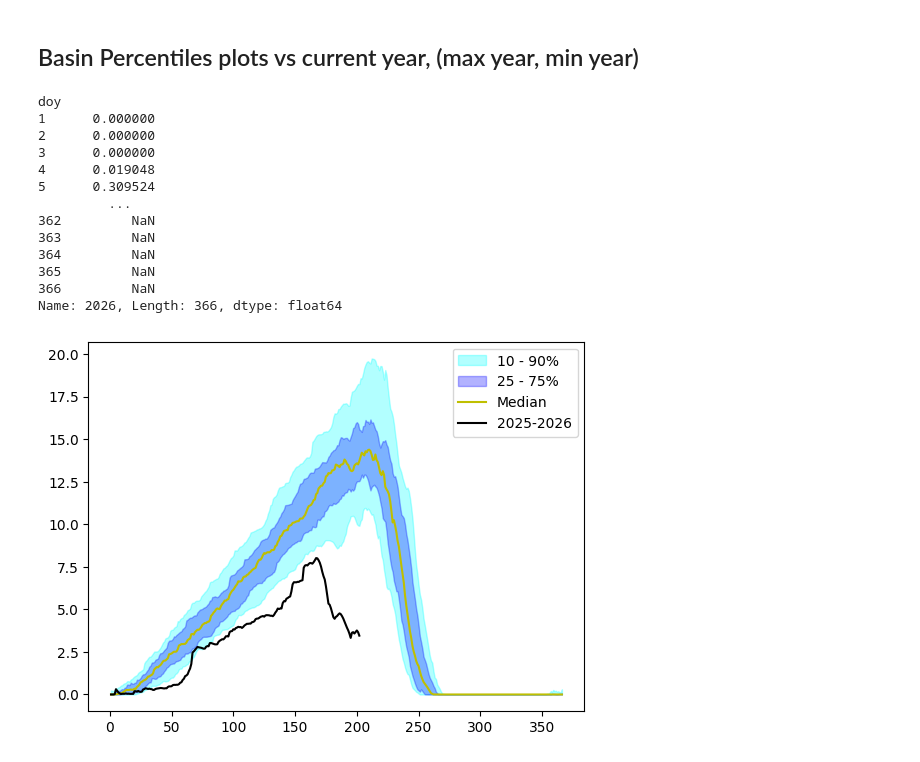
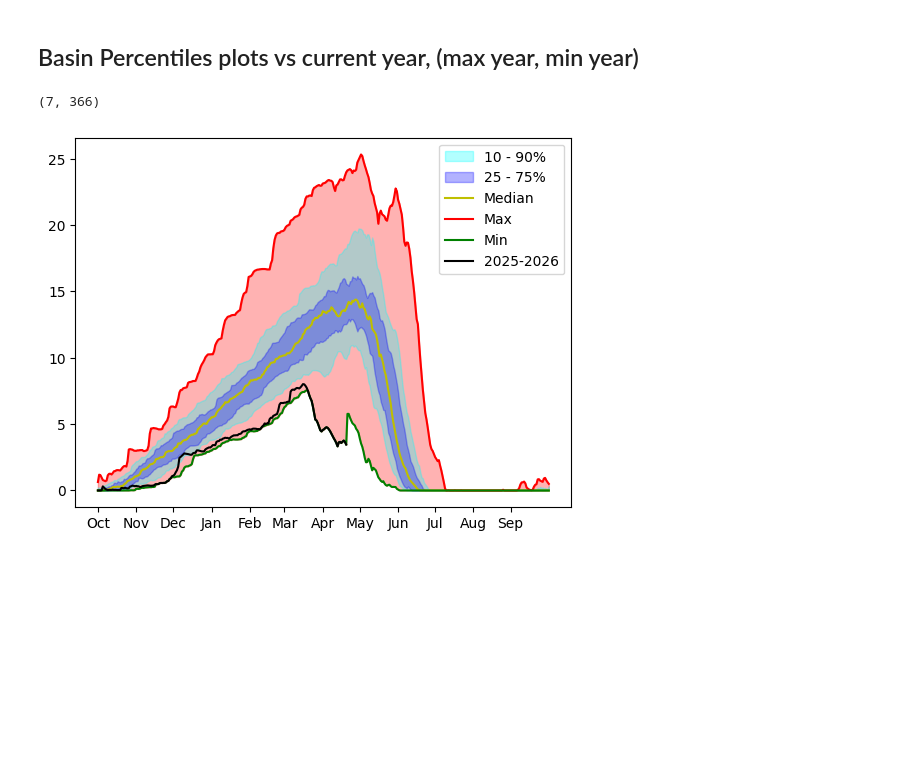
Before and after one commit to tavo7876/snotelpy, a Jupyter notebook: Examples/Examples.ipynb, the cells around one changed output. Drawn from its saved outputs; the diff is of its cells as text; code cells hidden in the pictures; blank space fills up the shorter version.

Commit message:
added min max to basin percentiles

```diff
--- a/Examples/Examples.ipynb
+++ b/Examples/Examples.ipynb
@@ -247,49 +247,47 @@ mean_ts = basin_stats['WTEQ'].sel(stat  = "MEAN")
 time_arr = pd.DatetimeIndex(mean_ts.time.values)
 water_year = np.where(time_arr.month >= 10,time_arr.year + 1,time_arr.year)
 
 
 wy_start = pd.DatetimeIndex([f"{wy-1}-10-01" for wy in water_year])
 doy = (time_arr - wy_start).days + 1
 
 
 arr = np.array([mean_ts.values])
 
 
 
 df = pd.DataFrame({
     'swe': mean_ts.values,
     'water_year': water_year,
     'doy': doy
 })
 pivot = df.pivot(index = 'water_year', columns='doy', values = 'swe')
 arr_2d = pivot.values
-percentiles = np.nanpercentile(arr_2d, q=[10,25,50,75,90], axis = 0)
+percentiles = np.nanpercentile(arr_2d, q=[0,10,25,50,75,90,100], axis = 0)
 
 current_wy = pivot.loc[2026]
-print(current_wy)
+2
+
 
 fig, ax = plt.subplots()
 doy_axis = pivot.columns
 
-ax.fill_between(doy_axis, percentiles[0],percentiles[4],alpha = 0.3, color = 'cyan', label = '10 - 90%')# 10 - 90
-ax.fill_between(doy_axis, percentiles[1],percentiles[3],alpha = 0.3, color = 'blue', label = '25 - 75%')# 10 - 90
-ax.plot(doy_axis, percentiles[2], label = 'Median',color = 'y')
+ax.fill_between(doy_axis, percentiles[0],percentiles[6],alpha = 0.3, color = 'r')
+ax.fill_between(doy_axis, percentiles[1],percentiles[5],alpha = 0.3, color = 'cyan', label = '10 - 90%')# 10 - 90
+ax.fill_between(doy_axis, percentiles[2],percentiles[4],alpha = 0.3, color = 'blue', label = '25 - 75%')# 25 - 75
+ax.plot(doy_axis, percentiles[3], label = 'Median',color = 'y')
+ax.plot(doy_axis, percentiles[6], label = 'Max',color = 'r')
+ax.plot(doy_axis, percentiles[0], label = 'Min',color = 'g')
+
 ax.plot(doy_axis, current_wy, color = 'black', label = '2025-2026')
+print(percentiles.shape)
 
+month_doys  = [1, 32, 62, 93, 124, 152, 183, 213, 244, 274, 305, 335]
+month_names = ['Oct','Nov','Dec','Jan','Feb','Mar','Apr','May','Jun','Jul','Aug','Sep']
+ax.set_xticks(month_doys)
+ax.set_xticklabels(month_names)
 plt.legend()
 plt.show()
 # %% [output]
-doy
-1      0.000000
-2      0.000000
-3      0.000000
-4      0.019048
-5      0.309524
-         ...
-362         NaN
-363         NaN
-364         NaN
-365         NaN
-366         NaN
-Name: 2026, Length: 366, dtype: float64
+(7, 366)
-[figure, old version]
+[figure, new version]
```
